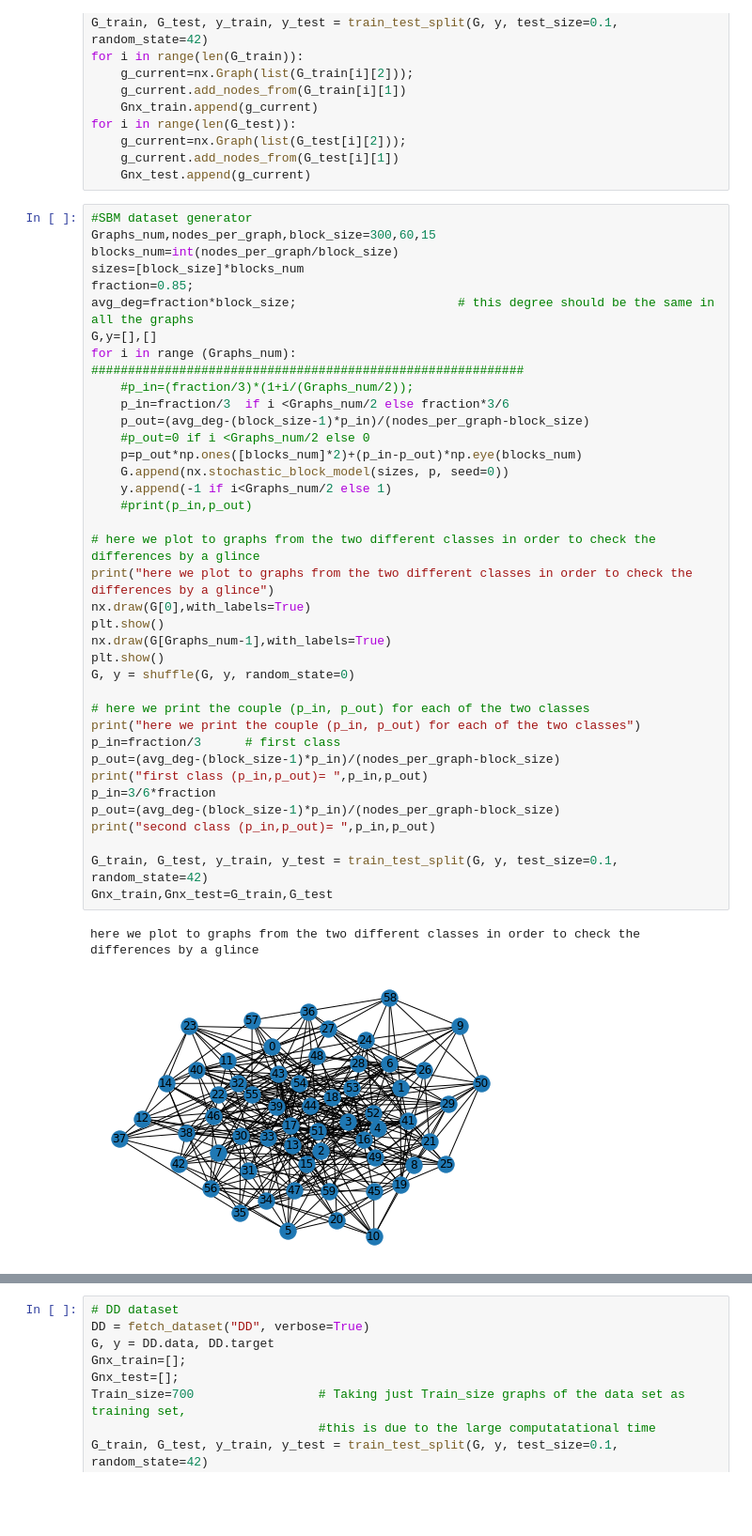
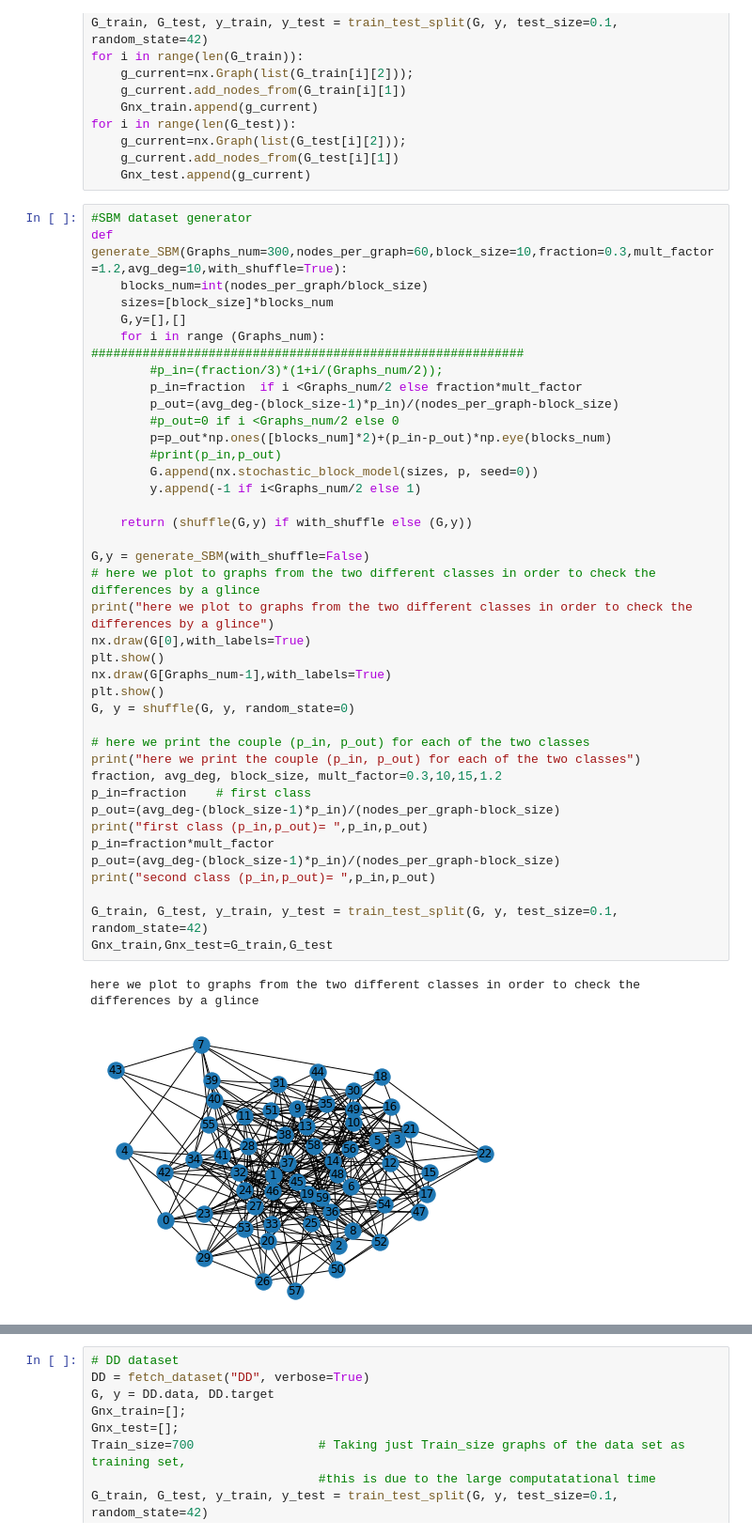
Before and after one commit to nkeriven/graphRF, a Jupyter notebook: class_form.ipynb, the cells around one changed output, grey strips where cells are left out. Shown at 94% size. Saved outputs shown, nothing was run; the diff lists cells and outputs as text; blank space fills up the shorter version.

```diff
--- a/class_form.ipynb
+++ b/class_form.ipynb
@@ -236,41 +287,43 @@ for i in range(len(G_test)):
     Gnx_test.append(g_current)
 # %%
 #SBM dataset generator
-Graphs_num,nodes_per_graph,block_size=300,60,15
-blocks_num=int(nodes_per_graph/block_size)
-sizes=[block_size]*blocks_num
-fraction=0.85;
-avg_deg=fraction*block_size;                      # this degree should be the same in all the graphs
-G,y=[],[]
-for i in range (Graphs_num):                     ###########################################################
-    #p_in=(fraction/3)*(1+i/(Graphs_num/2));
-    p_in=fraction/3  if i <Graphs_num/2 else fraction*3/6
-    p_out=(avg_deg-(block_size-1)*p_in)/(nodes_per_graph-block_size)
-    #p_out=0 if i <Graphs_num/2 else 0
-    p=p_out*np.ones([blocks_num]*2)+(p_in-p_out)*np.eye(blocks_num)
-    G.append(nx.stochastic_block_model(sizes, p, seed=0))
-    y.append(-1 if i<Graphs_num/2 else 1)
-    #print(p_in,p_out)
+def generate_SBM(Graphs_num=300,nodes_per_graph=60,block_size=10,fraction=0.3,mult_factor=1.2,avg_deg=10,with_shuffle=True):
+    blocks_num=int(nodes_per_graph/block_size)
+    sizes=[block_size]*blocks_num
+    G,y=[],[]
+    for i in range (Graphs_num):                     ###########################################################
+        #p_in=(fraction/3)*(1+i/(Graphs_num/2));
+        p_in=fraction  if i <Graphs_num/2 else fraction*mult_factor
+        p_out=(avg_deg-(block_size-1)*p_in)/(nodes_per_graph-block_size)
+        #p_out=0 if i <Graphs_num/2 else 0
+        p=p_out*np.ones([blocks_num]*2)+(p_in-p_out)*np.eye(blocks_num)
+        #print(p_in,p_out)
+        G.append(nx.stochastic_block_model(sizes, p, seed=0))
+        y.append(-1 if i<Graphs_num/2 else 1)
 
+    return (shuffle(G,y) if with_shuffle else (G,y))
+
+G,y = generate_SBM(with_shuffle=False)
 # here we plot to graphs from the two different classes in order to check the differences by a glince
 print("here we plot to graphs from the two different classes in order to check the differences by a glince")
 nx.draw(G[0],with_labels=True)
 plt.show()
 nx.draw(G[Graphs_num-1],with_labels=True)
 plt.show()
 G, y = shuffle(G, y, random_state=0)
 
 # here we print the couple (p_in, p_out) for each of the two classes
 print("here we print the couple (p_in, p_out) for each of the two classes")
-p_in=fraction/3      # first class
+fraction, avg_deg, block_size, mult_factor=0.3,10,15,1.2
+p_in=fraction    # first class
 p_out=(avg_deg-(block_size-1)*p_in)/(nodes_per_graph-block_size)
 print("first class (p_in,p_out)= ",p_in,p_out)
-p_in=3/6*fraction
+p_in=fraction*mult_factor
 p_out=(avg_deg-(block_size-1)*p_in)/(nodes_per_graph-block_size)
 print("second class (p_in,p_out)= ",p_in,p_out)
 
 G_train, G_test, y_train, y_test = train_test_split(G, y, test_size=0.1, random_state=42)
 Gnx_train,Gnx_test=G_train,G_test
 # %% [output]
 here we plot to graphs from the two different classes in order to check the differences by a glince
-[figure, old version]
+[figure, new version]
```
Also changed, not shown: parts of 10 cells of this notebook.
